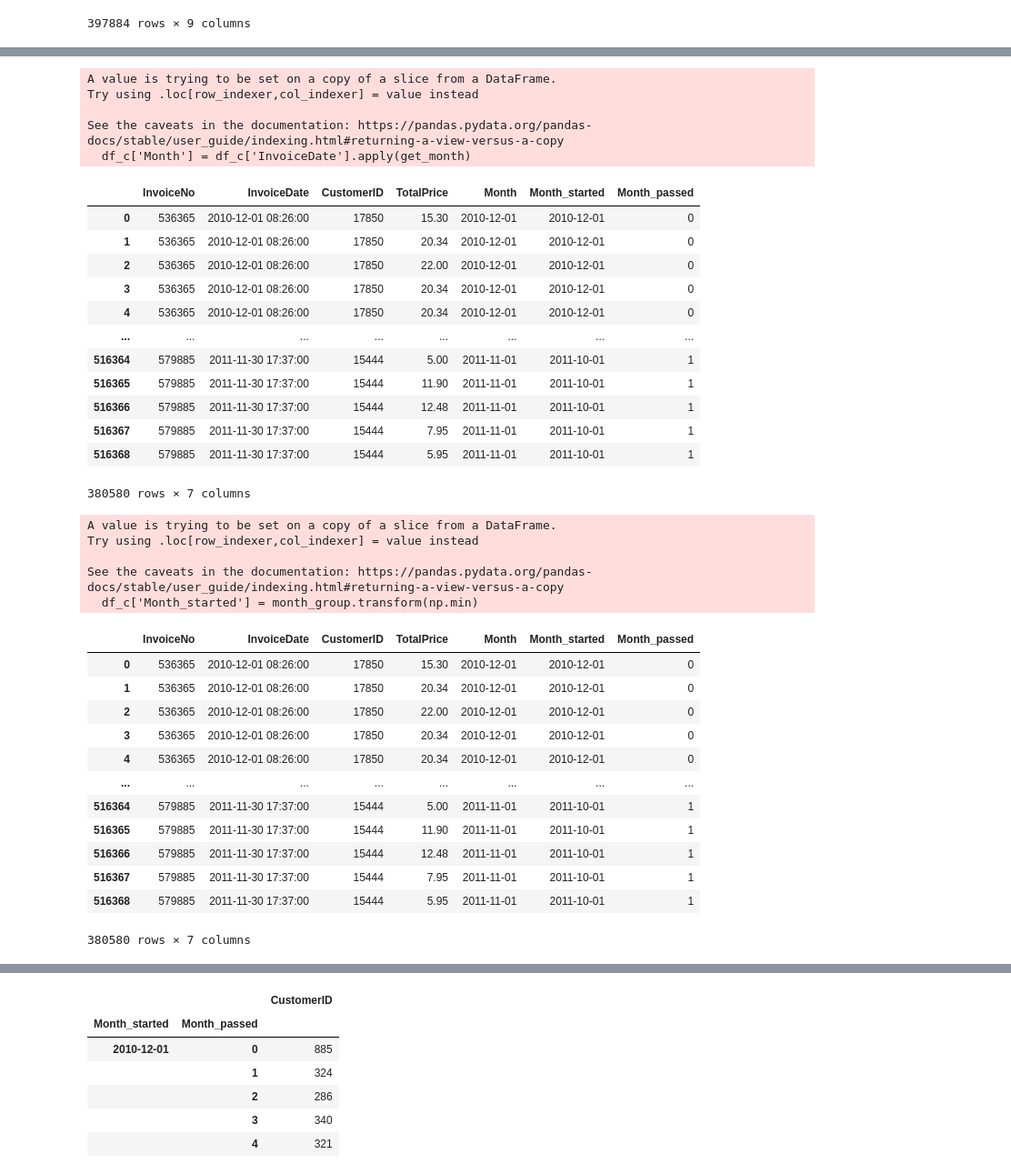
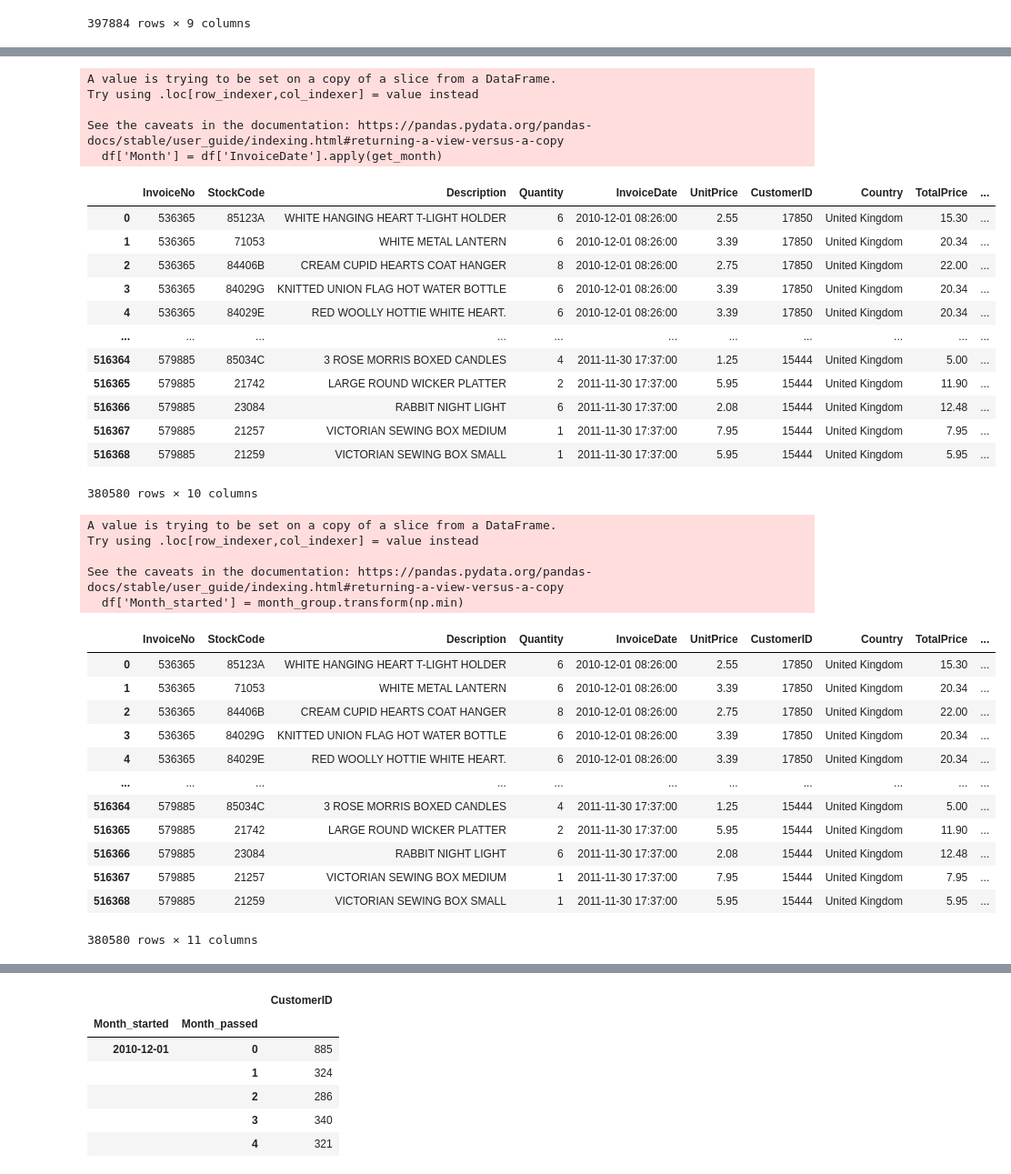
Before and after one commit to HAMJiyoung/cohort-analysis, a Jupyter notebook: Cohort-analysis.ipynb, the cells around one changed output, grey strips where cells are left out. Shown at 91% size. Cells and saved outputs as stored; diff of their text form; code cells hidden in the pictures.

```diff
--- a/Cohort-analysis.ipynb
+++ b/Cohort-analysis.ipynb
@@ -198,6 +147,6 @@ df_c
 # %%
 # 11년 12월은 9일까지 데이터밖에 없어서 11년 12월 데이터 삭제
 
-df_c = df_c[df_c['InvoiceDate'] < '2011-12-01']
-df_c
+df = df[df['InvoiceDate'] < '2011-12-01']
+df
 # %% [output]
@@ -220,53 +169,53 @@ df_c
 def get_month(date):
     return datetime(date.year, date.month, 1)
 # %%
-df_c['Month'] = df_c['InvoiceDate'].apply(get_month)
-df_c
+df['Month'] = df['InvoiceDate'].apply(get_month)
+df
 # %% [output]
 A value is trying to be set on a copy of a slice from a DataFrame.
 Try using .loc[row_indexer,col_indexer] = value instead
 
 See the caveats in the documentation: https://pandas.pydata.org/pandas-docs/stable/user_guide/indexing.html#returning-a-view-versus-a-copy
-  df_c['Month'] = df_c['InvoiceDate'].apply(get_month)
+  df['Month'] = df['InvoiceDate'].apply(get_month)
-|  | InvoiceNo | InvoiceDate | CustomerID | TotalPrice | Month | Month_started | Month_passed |
-| 0 | 536365 | 2010-12-01 08:26:00 | 17850 | 15.30 | 2010-12-01 | 2010-12-01 | 0 |
-| 1 | 536365 | 2010-12-01 08:26:00 | 17850 | 20.34 | 2010-12-01 | 2010-12-01 | 0 |
-| 2 | 536365 | 2010-12-01 08:26:00 | 17850 | 22.00 | 2010-12-01 | 2010-12-01 | 0 |
-| 3 | 536365 | 2010-12-01 08:26:00 | 17850 | 20.34 | 2010-12-01 | 2010-12-01 | 0 |
-| 4 | 536365 | 2010-12-01 08:26:00 | 17850 | 20.34 | 2010-12-01 | 2010-12-01 | 0 |
-| ... | ... | ... | ... | ... | ... | ... | ... |
-| 516364 | 579885 | 2011-11-30 17:37:00 | 15444 | 5.00 | 2011-11-01 | 2011-10-01 | 1 |
-| 516365 | 579885 | 2011-11-30 17:37:00 | 15444 | 11.90 | 2011-11-01 | 2011-10-01 | 1 |
-| 516366 | 579885 | 2011-11-30 17:37:00 | 15444 | 12.48 | 2011-11-01 | 2011-10-01 | 1 |
-| 516367 | 579885 | 2011-11-30 17:37:00 | 15444 | 7.95 | 2011-11-01 | 2011-10-01 | 1 |
-| 516368 | 579885 | 2011-11-30 17:37:00 | 15444 | 5.95 | 2011-11-01 | 2011-10-01 | 1 |
+|  | InvoiceNo | StockCode | Description | Quantity | InvoiceDate | UnitPrice | CustomerID | Country | TotalPrice | ... |
+| 0 | 536365 | 85123A | WHITE HANGING HEART T-LIGHT HOLDER | 6 | 2010-12-01 08:26:00 | 2.55 | 17850 | United Kingdom | 15.30 | ... |
+| 1 | 536365 | 71053 | WHITE METAL LANTERN | 6 | 2010-12-01 08:26:00 | 3.39 | 17850 | United Kingdom | 20.34 | ... |
+| 2 | 536365 | 84406B | CREAM CUPID HEARTS COAT HANGER | 8 | 2010-12-01 08:26:00 | 2.75 | 17850 | United Kingdom | 22.00 | ... |
+| 3 | 536365 | 84029G | KNITTED UNION FLAG HOT WATER BOTTLE | 6 | 2010-12-01 08:26:00 | 3.39 | 17850 | United Kingdom | 20.34 | ... |
+| 4 | 536365 | 84029E | RED WOOLLY HOTTIE WHITE HEART. | 6 | 2010-12-01 08:26:00 | 3.39 | 17850 | United Kingdom | 20.34 | ... |
+| ... | ... | ... | ... | ... | ... | ... | ... | ... | ... | ... |
+| 516364 | 579885 | 85034C | 3 ROSE MORRIS BOXED CANDLES | 4 | 2011-11-30 17:37:00 | 1.25 | 15444 | United Kingdom | 5.00 | ... |
+| 516365 | 579885 | 21742 | LARGE ROUND WICKER PLATTER | 2 | 2011-11-30 17:37:00 | 5.95 | 15444 | United Kingdom | 11.90 | ... |
+| 516366 | 579885 | 23084 | RABBIT NIGHT LIGHT | 6 | 2011-11-30 17:37:00 | 2.08 | 15444 | United Kingdom | 12.48 | ... |
+| 516367 | 579885 | 21257 | VICTORIAN SEWING BOX MEDIUM | 1 | 2011-11-30 17:37:00 | 7.95 | 15444 | United Kingdom | 7.95 | ... |
+| 516368 | 579885 | 21259 | VICTORIAN SEWING BOX SMALL | 1 | 2011-11-30 17:37:00 | 5.95 | 15444 | United Kingdom | 5.95 | ... |
-380580 rows × 7 columns
+380580 rows × 10 columns
 # %%
 # 고객별 최초 구매 월 찾기위해 고객별로 월 묶기
-month_group = df_c.groupby('CustomerID')['Month']
+month_group = df.groupby('CustomerID')['Month']
 
 # 최초 구매 월 컬럼 추가
-df_c['Month_started'] = month_group.transform(np.min)
-df_c
+df['Month_started'] = month_group.transform(np.min)
+df
 # %% [output]
 A value is trying to be set on a copy of a slice from a DataFrame.
 Try using .loc[row_indexer,col_indexer] = value instead
 
 See the caveats in the documentation: https://pandas.pydata.org/pandas-docs/stable/user_guide/indexing.html#returning-a-view-versus-a-copy
-  df_c['Month_started'] = month_group.transform(np.min)
+  df['Month_started'] = month_group.transform(np.min)
-|  | InvoiceNo | InvoiceDate | CustomerID | TotalPrice | Month | Month_started | Month_passed |
-| 0 | 536365 | 2010-12-01 08:26:00 | 17850 | 15.30 | 2010-12-01 | 2010-12-01 | 0 |
-| 1 | 536365 | 2010-12-01 08:26:00 | 17850 | 20.34 | 2010-12-01 | 2010-12-01 | 0 |
-| 2 | 536365 | 2010-12-01 08:26:00 | 17850 | 22.00 | 2010-12-01 | 2010-12-01 | 0 |
-| 3 | 536365 | 2010-12-01 08:26:00 | 17850 | 20.34 | 2010-12-01 | 2010-12-01 | 0 |
-| 4 | 536365 | 2010-12-01 08:26:00 | 17850 | 20.34 | 2010-12-01 | 2010-12-01 | 0 |
-| ... | ... | ... | ... | ... | ... | ... | ... |
-| 516364 | 579885 | 2011-11-30 17:37:00 | 15444 | 5.00 | 2011-11-01 | 2011-10-01 | 1 |
-| 516365 | 579885 | 2011-11-30 17:37:00 | 15444 | 11.90 | 2011-11-01 | 2011-10-01 | 1 |
-| 516366 | 579885 | 2011-11-30 17:37:00 | 15444 | 12.48 | 2011-11-01 | 2011-10-01 | 1 |
-| 516367 | 579885 | 2011-11-30 17:37:00 | 15444 | 7.95 | 2011-11-01 | 2011-10-01 | 1 |
-| 516368 | 579885 | 2011-11-30 17:37:00 | 15444 | 5.95 | 2011-11-01 | 2011-10-01 | 1 |
+|  | InvoiceNo | StockCode | Description | Quantity | InvoiceDate | UnitPrice | CustomerID | Country | TotalPrice | ... |
+| 0 | 536365 | 85123A | WHITE HANGING HEART T-LIGHT HOLDER | 6 | 2010-12-01 08:26:00 | 2.55 | 17850 | United Kingdom | 15.30 | ... |
+| 1 | 536365 | 71053 | WHITE METAL LANTERN | 6 | 2010-12-01 08:26:00 | 3.39 | 17850 | United Kingdom | 20.34 | ... |
+| 2 | 536365 | 84406B | CREAM CUPID HEARTS COAT HANGER | 8 | 2010-12-01 08:26:00 | 2.75 | 17850 | United Kingdom | 22.00 | ... |
+| 3 | 536365 | 84029G | KNITTED UNION FLAG HOT WATER BOTTLE | 6 | 2010-12-01 08:26:00 | 3.39 | 17850 | United Kingdom | 20.34 | ... |
+| 4 | 536365 | 84029E | RED WOOLLY HOTTIE WHITE HEART. | 6 | 2010-12-01 08:26:00 | 3.39 | 17850 | United Kingdom | 20.34 | ... |
+| ... | ... | ... | ... | ... | ... | ... | ... | ... | ... | ... |
+| 516364 | 579885 | 85034C | 3 ROSE MORRIS BOXED CANDLES | 4 | 2011-11-30 17:37:00 | 1.25 | 15444 | United Kingdom | 5.00 | ... |
+| 516365 | 579885 | 21742 | LARGE ROUND WICKER PLATTER | 2 | 2011-11-30 17:37:00 | 5.95 | 15444 | United Kingdom | 11.90 | ... |
+| 516366 | 579885 | 23084 | RABBIT NIGHT LIGHT | 6 | 2011-11-30 17:37:00 | 2.08 | 15444 | United Kingdom | 12.48 | ... |
+| 516367 | 579885 | 21257 | VICTORIAN SEWING BOX MEDIUM | 1 | 2011-11-30 17:37:00 | 7.95 | 15444 | United Kingdom | 7.95 | ... |
+| 516368 | 579885 | 21259 | VICTORIAN SEWING BOX SMALL | 1 | 2011-11-30 17:37:00 | 5.95 | 15444 | United Kingdom | 5.95 | ... |
-380580 rows × 7 columns
+380580 rows × 11 columns
 # %%
 # 고객의 최초 구매월부터 각 구매날짜까지 몇달 지났는지 계산
 # 각 년도 빼주고 *12(월로 계산할거니까)한 값과 각 월 뺀 값 더하기
```
Also changed, not shown: parts of 96 cells of this notebook.
